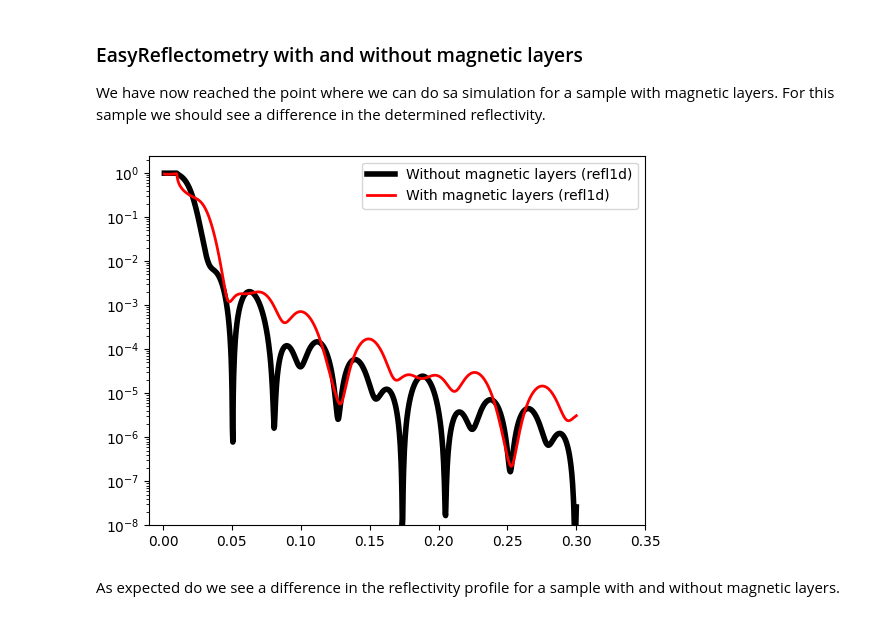
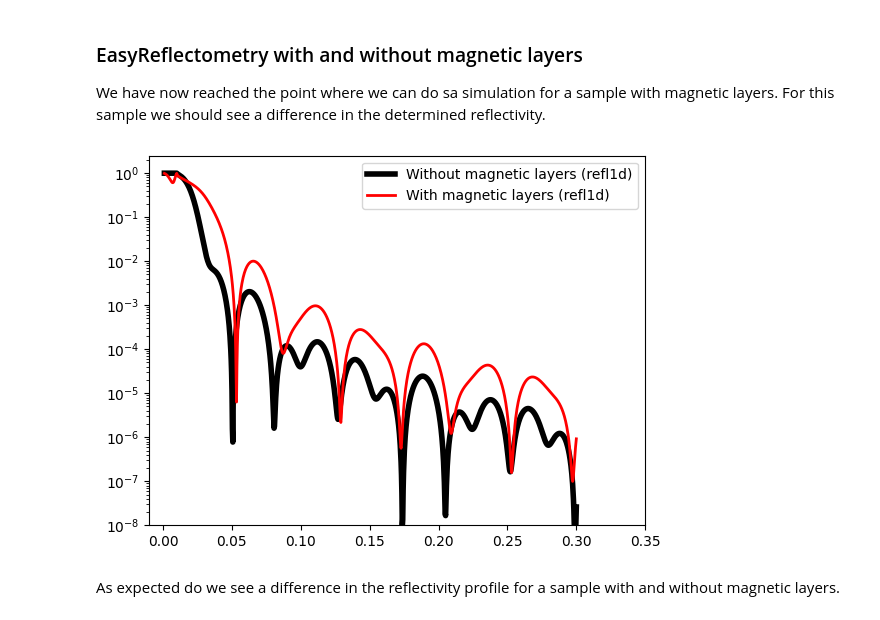
Before and after one commit to easyscience/EasyReflectometryLib, a Jupyter notebook: dev/tutorials/simulation/magnetism/magnetism.ipynb, the cells around one changed output. Cells and saved outputs as stored; diff of their text form; code cells hidden in the pictures.

```diff
--- a/dev/tutorials/simulation/magnetism/magnetism.ipynb
+++ b/dev/tutorials/simulation/magnetism/magnetism.ipynb
@@ -149,30 +147,35 @@ We have now reached the point where we can do sa simulation for a sample with ma
 # %%
 # Without magnetic layers
 interface.switch('refl1d')
 model.interface = interface
 model_interface = model.interface()
 model_interface.include_magnetism = True
 model_data_magnetism = model.interface().reflectity_profile(
     model_coords,
     model.unique_name,
 )
 plt.plot(model_coords, model_data_magnetism, '-k', label=f'Without magnetic layers ({model_interface.name})', linewidth=4)
 
 # With magnetic layers
 interface.switch('refl1d')
 model.interface = interface
-sld_4_layer.magnetism = LayerMagnetism(rho_m=10, theta_m=70, name='Sld 4 moment')
-sld_8_layer.magnetism = LayerMagnetism(rho_m=5, theta_m=175, name='Sld 8 moment')
 model_interface = model.interface()
+model_interface.include_magnetism = True
+model_interface._wrapper.update_layer(
+    list(model_interface._wrapper.storage['layer'].keys())[1], magnetism_rhoM=10, magnetism_thetaM=70
+)
+model_interface._wrapper.update_layer(
+    list(model_interface._wrapper.storage['layer'].keys())[2], magnetism_rhoM=5, magnetism_thetaM=175
+)
 model_data_magnetism_layer_1 = model.interface().reflectity_profile(
     model_coords,
     model.unique_name,
 )
 plt.plot(model_coords, model_data_magnetism_layer_1, 'r-', label=f'With magnetic layers ({model_interface.name})', linewidth=2)
 
 plot_apply_makeup()
 # %% [output]
-[figure, old version]
+[figure, new version]
 # %% [markdown]
 As expected do we see a difference in the reflectivity profile for a sample with and without magnetic layers.
 # %% [markdown]
```
Also changed, not shown: parts of 29 cells of this notebook, 50 other files.
